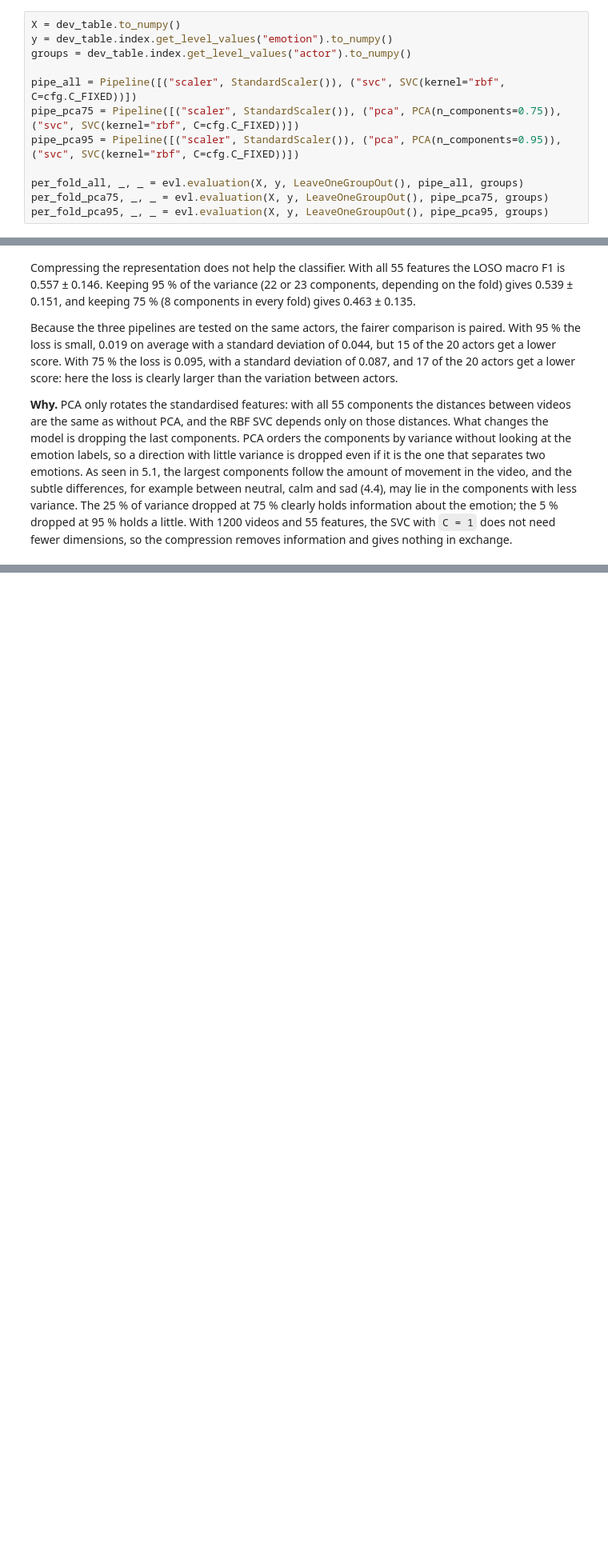
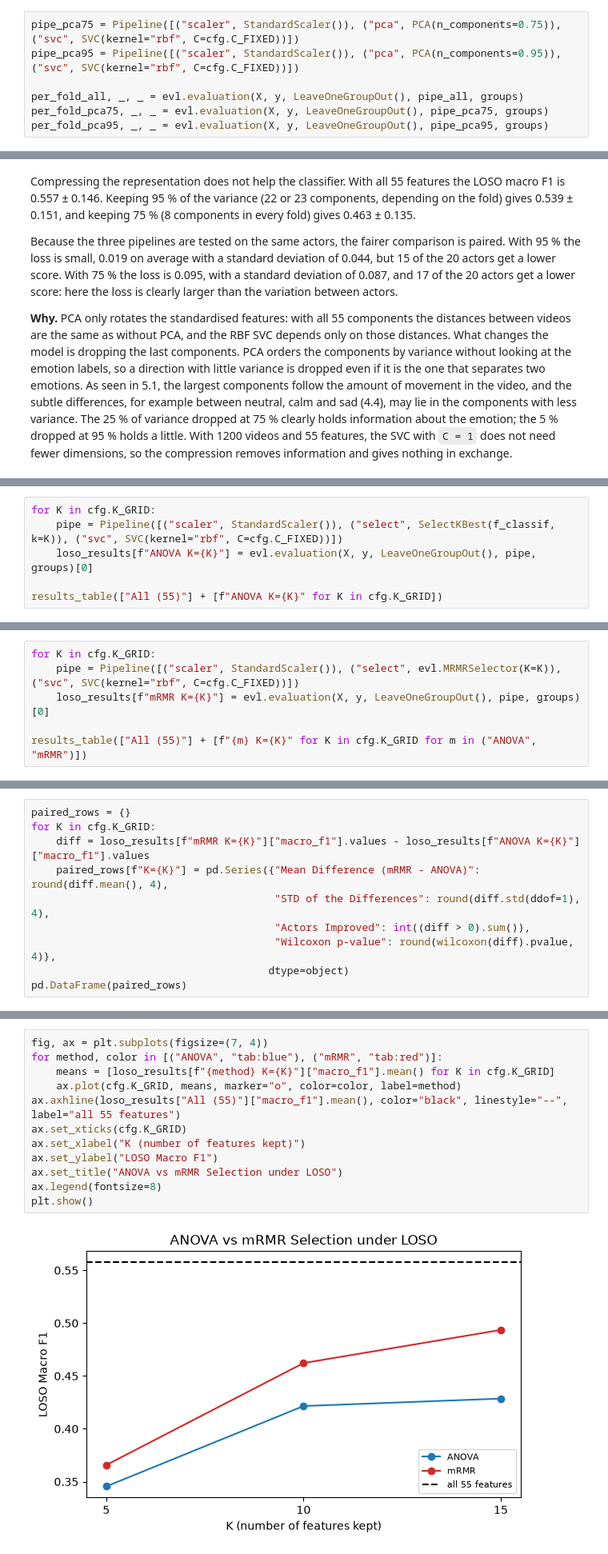
Before and after one commit to migasantunes/Emotion_Recognition, a Jupyter notebook: notebooks/05_selection_test.ipynb, the cells around one changed output, grey strips where cells are left out. Shown at 80% size. Cells and saved outputs as stored; diff of their text form; blank space fills up the shorter version.

```diff
--- a/notebooks/05_selection_test.ipynb
+++ b/notebooks/05_selection_test.ipynb
@@ -226,11 +211,6 @@ Three pipelines are evaluated under LOSO, all with `SVC(C=1)`, the value of `C_F
 
 Unlike 5.1, the scaler and the PCA are steps of the pipeline: in each of the 20 folds they are fitted on the 19 training actors only, and the held-out actor is only transformed.
 # %%
-X = dev_table.to_numpy()
-y = dev_table.index.get_level_values("emotion").to_numpy()
-groups = dev_table.index.get_level_values("actor").to_numpy()
-
-pipe_all = Pipeline([("scaler", StandardScaler()), ("svc", SVC(kernel="rbf", C=cfg.C_FIXED))])
 pipe_pca75 = Pipeline([("scaler", StandardScaler()), ("pca", PCA(n_components=0.75)), ("svc", SVC(kernel="rbf", C=cfg.C_FIXED))])
 pipe_pca95 = Pipeline([("scaler", StandardScaler()), ("pca", PCA(n_components=0.95)), ("svc", SVC(kernel="rbf", C=cfg.C_FIXED))])
 
@@ -321,0 +301,6 @@ Because the three pipelines are tested on the same actors, the fairer comparison
+# %%
+for K in cfg.K_GRID:
+    pipe = Pipeline([("scaler", StandardScaler()), ("select", SelectKBest(f_classif, k=K)), ("svc", SVC(kernel="rbf", C=cfg.C_FIXED))])
+    loso_results[f"ANOVA K={K}"] = evl.evaluation(X, y, LeaveOneGroupOut(), pipe, groups)[0]
+
+results_table(["All (55)"] + [f"ANOVA K={K}" for K in cfg.K_GRID])
@@ -321,0 +323,6 @@ Because the three pipelines are tested on the same actors, the fairer comparison
+# %%
+for K in cfg.K_GRID:
+    pipe = Pipeline([("scaler", StandardScaler()), ("select", evl.MRMRSelector(K=K)), ("svc", SVC(kernel="rbf", C=cfg.C_FIXED))])
+    loso_results[f"mRMR K={K}"] = evl.evaluation(X, y, LeaveOneGroupOut(), pipe, groups)[0]
+
+results_table(["All (55)"] + [f"{m} K={K}" for K in cfg.K_GRID for m in ("ANOVA", "mRMR")])
@@ -321,0 +340,10 @@ Because the three pipelines are tested on the same actors, the fairer comparison
+# %%
+paired_rows = {}
+for K in cfg.K_GRID:
+    diff = loso_results[f"mRMR K={K}"]["macro_f1"].values - loso_results[f"ANOVA K={K}"]["macro_f1"].values
+    paired_rows[f"K={K}"] = pd.Series({"Mean Difference (mRMR - ANOVA)": round(diff.mean(), 4),
+                                       "STD of the Differences": round(diff.std(ddof=1), 4),
+                                       "Actors Improved": int((diff > 0).sum()),
+                                       "Wilcoxon p-value": round(wilcoxon(diff).pvalue, 4)},
+                                      dtype=object)
+pd.DataFrame(paired_rows)
@@ -321,0 +358,14 @@ Because the three pipelines are tested on the same actors, the fairer comparison
+# %%
+fig, ax = plt.subplots(figsize=(7, 4))
+for method, color in [("ANOVA", "tab:blue"), ("mRMR", "tab:red")]:
+    means = [loso_results[f"{method} K={K}"]["macro_f1"].mean() for K in cfg.K_GRID]
+    ax.plot(cfg.K_GRID, means, marker="o", color=color, label=method)
+ax.axhline(loso_results["All (55)"]["macro_f1"].mean(), color="black", linestyle="--", label="all 55 features")
+ax.set_xticks(cfg.K_GRID)
+ax.set_xlabel("K (number of features kept)")
+ax.set_ylabel("LOSO Macro F1")
+ax.set_title("ANOVA vs mRMR Selection under LOSO")
+ax.legend(fontsize=8)
+plt.show()
+# %% [output]
+[figure, added]
```
Also changed, not shown: parts of 27 cells of this notebook, 6 other files.
